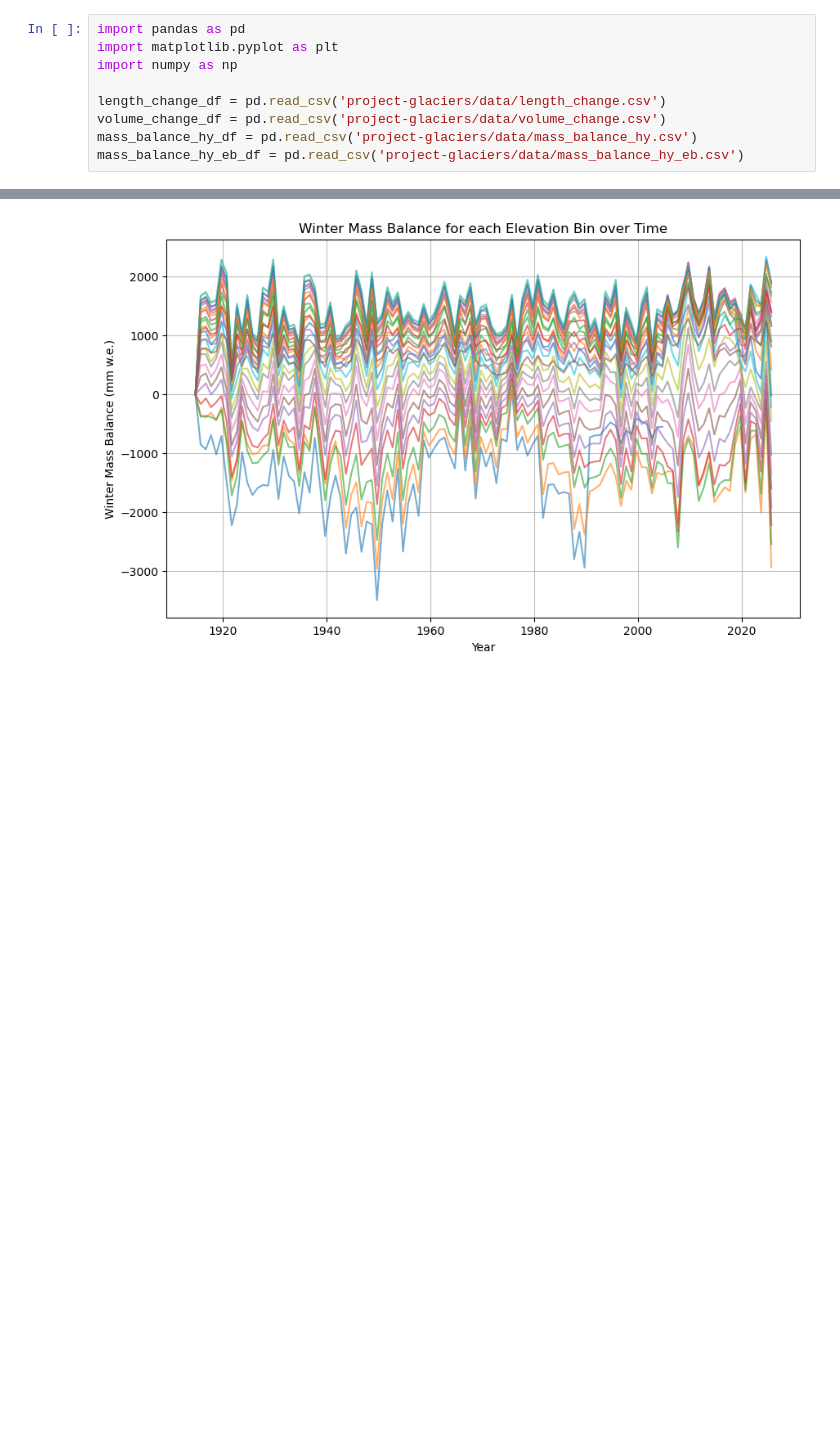
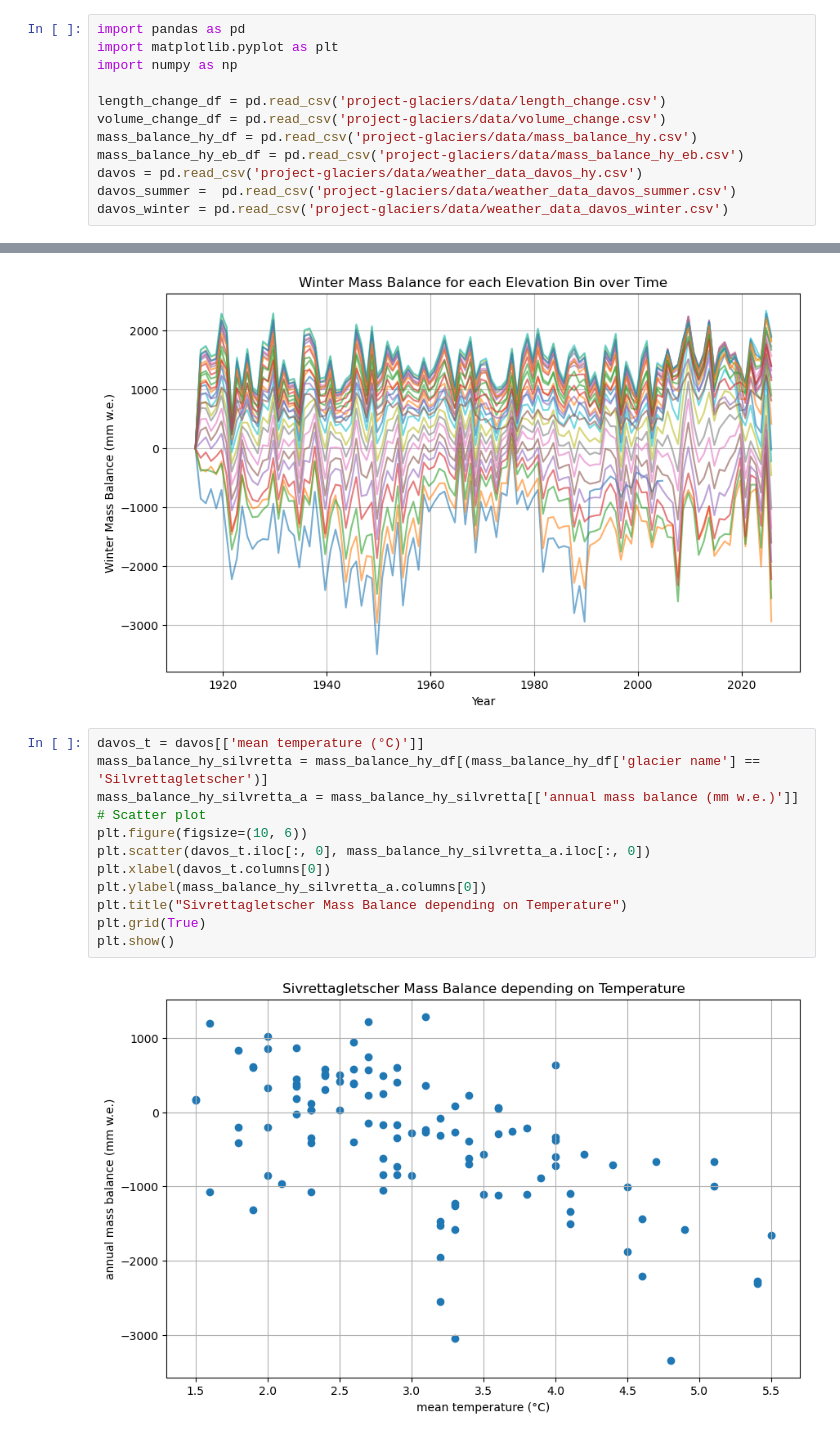
Before and after one commit to fredericvdhurk-code/project-glaciers, a Jupyter notebook: data_visualization.ipynb, the cells around one changed output, grey strips where cells are left out. Cells and saved outputs as stored; diff of their text form; blank space fills up the shorter version.

```diff
--- a/data_visualization.ipynb
+++ b/data_visualization.ipynb
@@ -7,6 +7,9 @@ length_change_df = pd.read_csv('project-glaciers/data/length_change.csv')
 volume_change_df = pd.read_csv('project-glaciers/data/volume_change.csv')
 mass_balance_hy_df = pd.read_csv('project-glaciers/data/mass_balance_hy.csv')
 mass_balance_hy_eb_df = pd.read_csv('project-glaciers/data/mass_balance_hy_eb.csv')
+davos = pd.read_csv('project-glaciers/data/weather_data_davos_hy.csv')
+davos_summer =  pd.read_csv('project-glaciers/data/weather_data_davos_summer.csv')
+davos_winter = pd.read_csv('project-glaciers/data/weather_data_davos_winter.csv')
 # %%
 # Rhonegletscher length change visualization
 
@@ -630,3 +633,17 @@ plt.grid(True, alpha=0.8)
 plt.show()
 # %% [output]
 [figure]
+# %%
+davos_t = davos[['mean temperature (°C)']]
+mass_balance_hy_silvretta = mass_balance_hy_df[(mass_balance_hy_df['glacier name'] == 'Silvrettagletscher')]
+mass_balance_hy_silvretta_a = mass_balance_hy_silvretta[['annual mass balance (mm w.e.)']]
+# Scatter plot
+plt.figure(figsize=(10, 6))
+plt.scatter(davos_t.iloc[:, 0], mass_balance_hy_silvretta_a.iloc[:, 0])
+plt.xlabel(davos_t.columns[0])
+plt.ylabel(mass_balance_hy_silvretta_a.columns[0])
+plt.title("Sivrettagletscher Mass Balance depending on Temperature")
+plt.grid(True)
+plt.show()
+# %% [output]
+[figure, added]
```
Also changed, not shown: parts of 5 cells of this notebook, 1 other file.
